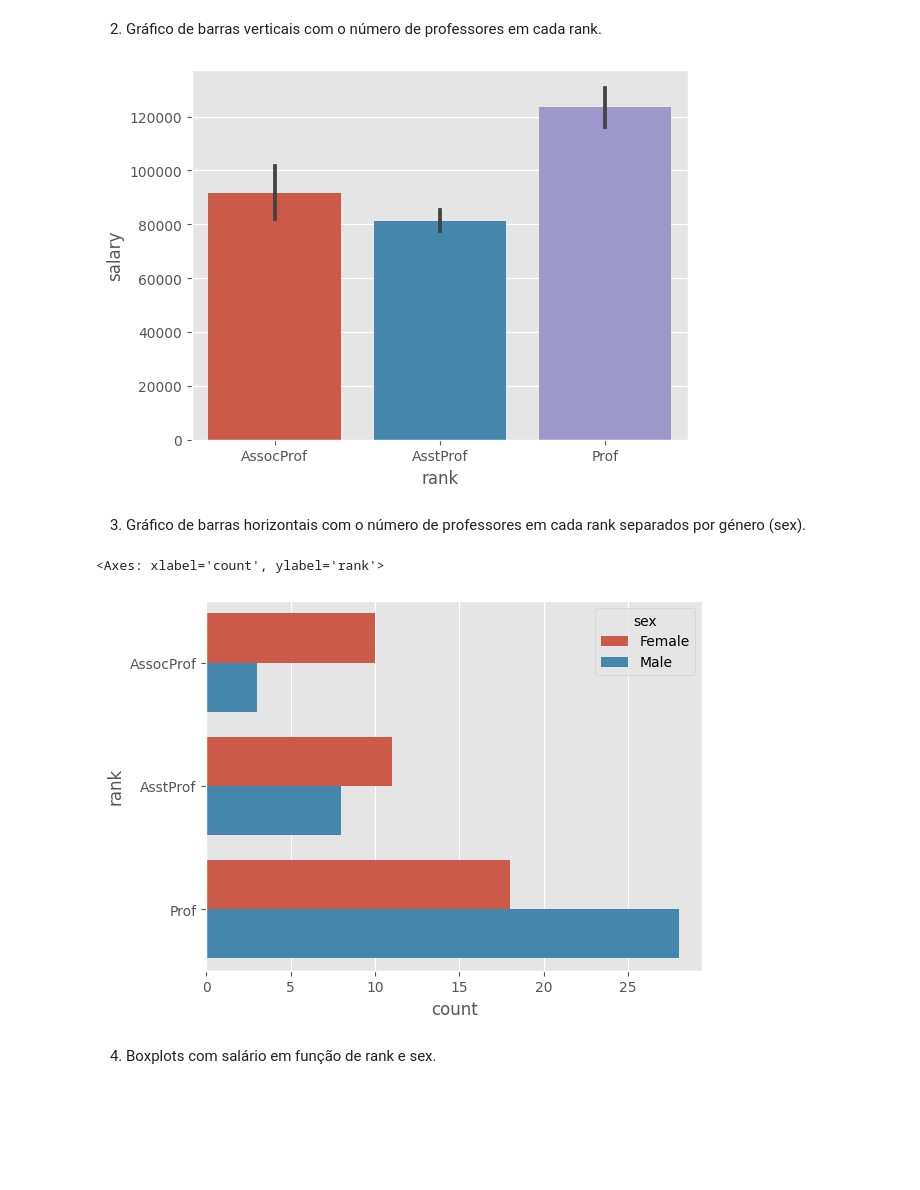
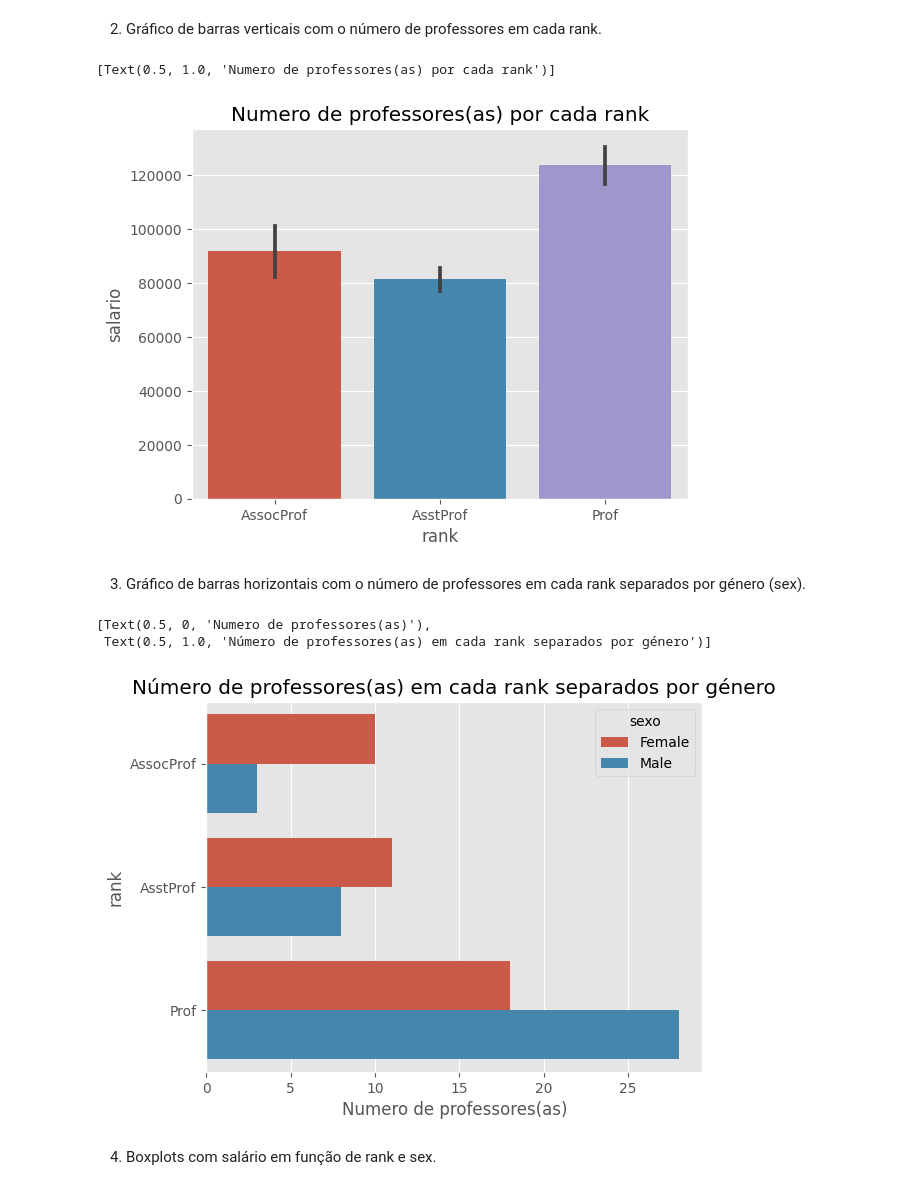
Before and after one commit to Mohaamedl/Poo-Python, a Jupyter notebook: Guiao7/salarios.ipynb, the cells around one changed output. Saved outputs shown, nothing was run; the diff lists cells and outputs as text; code cells hidden in the pictures; blank space fills up the shorter version.

```diff
--- a/Guiao7/salarios.ipynb
+++ b/Guiao7/salarios.ipynb
@@ -38,17 +31,21 @@ salaries
 # %% [markdown]
 2. Gráfico de barras verticais com o número de professores em cada rank.
 # %%
-fig = sns.barplot(data=salaries,x='rank',y='salary')
+fig2 = sns.barplot(data=salaries,x='rank',y='salario')
+fig2.set(title='Numero de professores(as) por cada rank')
 # %% [output]
+[Text(0.5, 1.0, 'Numero de professores(as) por cada rank')]
-[figure, old version]
+[figure, new version]
 # %% [markdown]
 3. Gráfico de barras horizontais com o número de professores em cada rank separados por género
 (sex).
-# %%
-sns.countplot(data=salaries,y='rank',hue='sex')
-# %% [output]
-<Axes: xlabel='count', ylabel='rank'>
-[figure, removed]
+# %%
+fig3 = sns.countplot(data=salaries,y='rank',hue='sexo')
+fig3.set(xlabel='Numero de professores(as)',title='Número de professores(as) em cada rank separados por género' )
+# %% [output]
+[Text(0.5, 0, 'Numero de professores(as)'),
+ Text(0.5, 1.0, 'Número de professores(as) em cada rank separados por género')]
+[figure, added]
 # %% [markdown]
 4. Boxplots com salário em função de rank e sex.
 # %%
```
Also changed, not shown: parts of 4 cells of this notebook, 52 other files.
